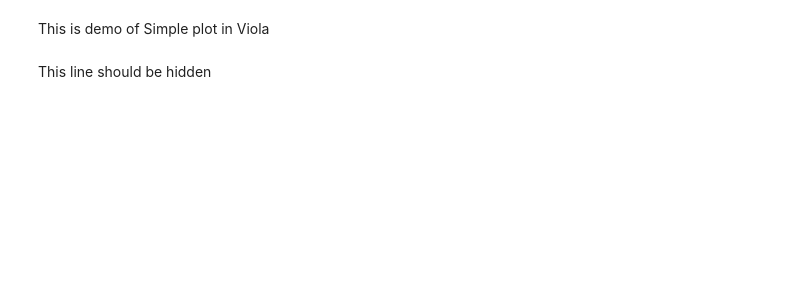
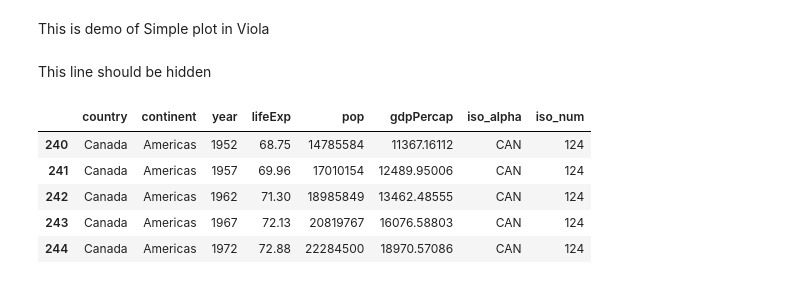
Before and after one commit to Rahuketu86/viola_env, a Jupyter notebook: VoilaDemo.ipynb, the cells around one changed output. Saved outputs shown, nothing was run; the diff lists cells and outputs as text; code cells hidden in the pictures; blank space fills up the shorter version.

```diff
--- a/VoilaDemo.ipynb
+++ b/VoilaDemo.ipynb
@@ -16 +22,10 @@ This line should be hidden
+# %%
+df.head()
+# %% [output]
+|  | country | continent | year | lifeExp | pop | gdpPercap | iso_alpha | iso_num |
+| 240 | Canada | Americas | 1952 | 68.75 | 14785584 | 11367.16112 | CAN | 124 |
+| 241 | Canada | Americas | 1957 | 69.96 | 17010154 | 12489.95006 | CAN | 124 |
+| 242 | Canada | Americas | 1962 | 71.30 | 18985849 | 13462.48555 | CAN | 124 |
+| 243 | Canada | Americas | 1967 | 72.13 | 20819767 | 16076.58803 | CAN | 124 |
+| 244 | Canada | Americas | 1972 | 72.88 | 22284500 | 18970.57086 | CAN | 124 |
 # %%
```
Also changed, not shown: parts of 4 cells of this notebook, 1 other file.
